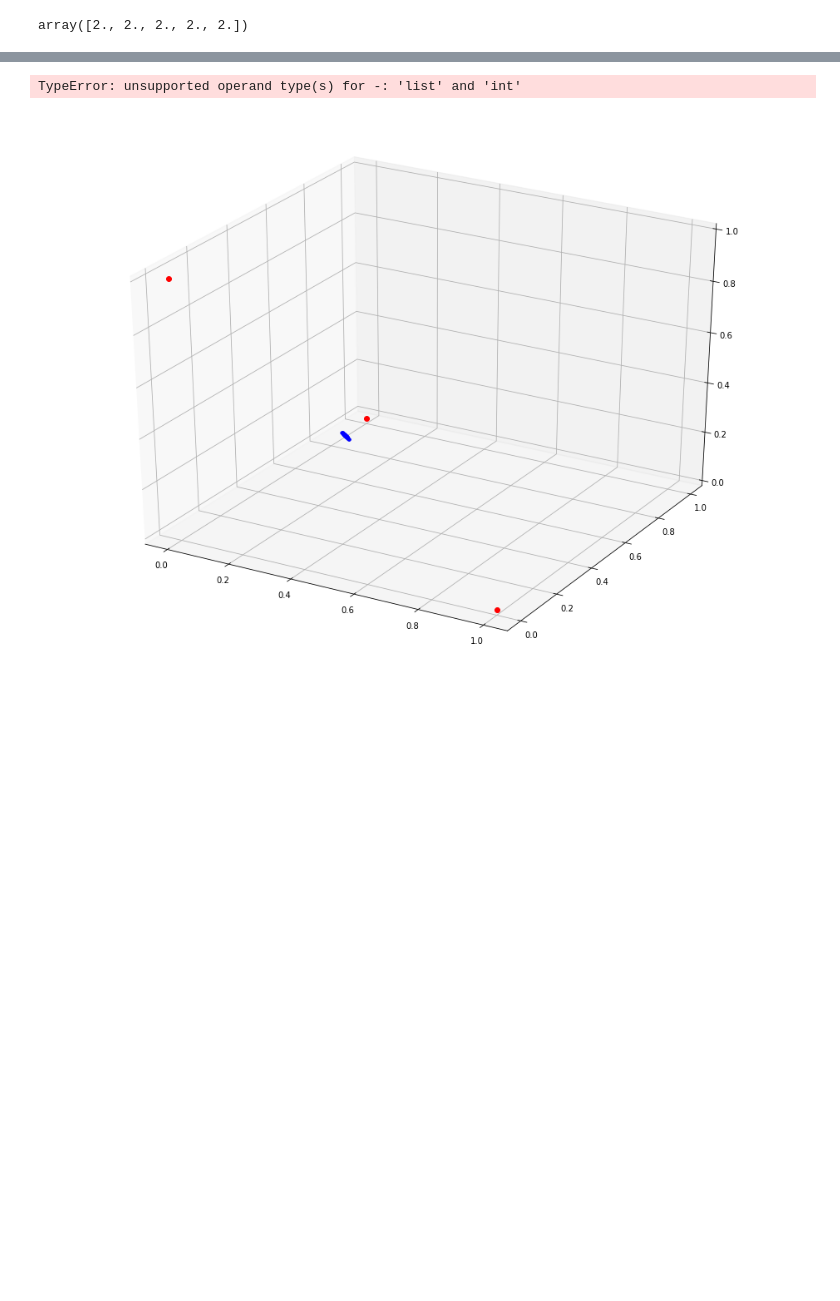
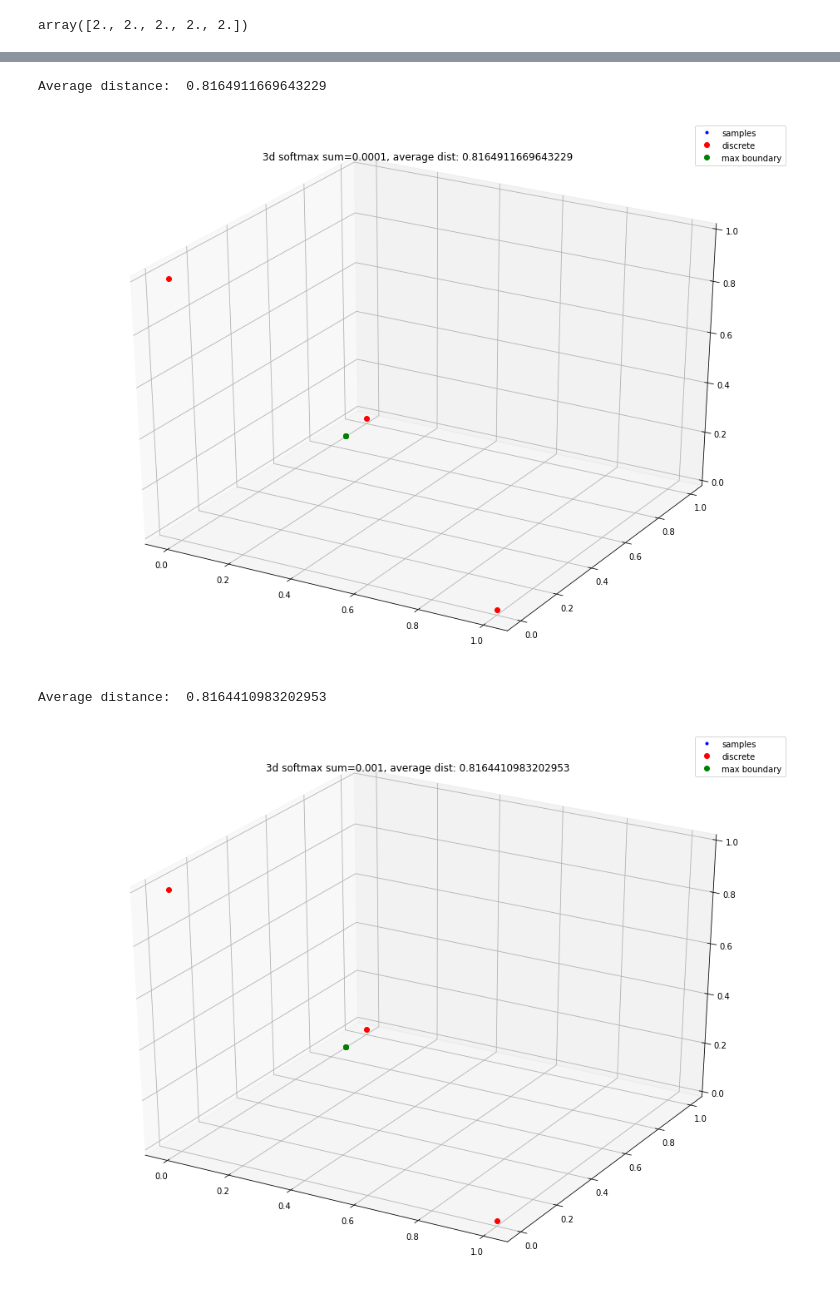
Before and after one commit to j316chuck/AM-Project, a Jupyter notebook: notebooks/Shapes.ipynb, the cells around one changed output, grey strips where cells are left out. Saved outputs shown, nothing was run; the diff lists cells and outputs as text; code cells hidden in the pictures; blank space fills up the shorter version.

```diff
--- a/notebooks/Shapes.ipynb
+++ b/notebooks/Shapes.ipynb
@@ -129,6 +129,6 @@ def plot_2d(sum_range, samples, save_fig_dir=None):
     plt.show()
     return dists
 
-for sum_range in [0.1, 0.3, 1, 3, 10]:
+for sum_range in [0.0001, 0.001, 0.01, 0.1, 1, 1, 10, 100, 1000]:
     plot_2d(sum_range, 100, "../plots/10_22_2d_softmax_bounds_sum_range_{sum_range}.png")
 # %% [output]
@@ -145,26 +148,28 @@ Average distance:  0.15414560278921355
 # %%
 def plot_3d(sum_range, samples, save_fig_dir=None):
     plt.figure(figsize = (16, 12))
     ax = plt.axes(projection='3d')
     x, y, z = make_3d_values(sum_range = sum_range, samples = samples)
     array = softmax_3d_values(x, y, z)
     x, y, z = array[:, 0], array[:, 1], array[:, 2]
     ax.plot3D(x, y, z, 'bo', label = 'samples', markersize=3)
-    x_d, y_d, z_d = np.array([1, 0, 0]), [0, 1, 0], [0, 0, 1]
+    x_d, y_d, z_d = np.array([1, 0, 0]), np.array([0, 1, 0]), np.array([0, 0, 1])
     ax.plot3D(x_d, y_d, z_d, 'ro', label = 'discrete')
     a, b = (np.e ** sum_range) / (np.e ** sum_range + 2), 1 / (np.e ** sum_range + 2)
     x_b, y_b, z_b = [a, b, b], [b, a, b], [b, b, a]
     dists = [min(np.linalg.norm(x_d - a), np.linalg.norm(y_d - a), np.linalg.norm(z_d - 1)) for a in array]
     print("Average distance: ", np.mean(dists))
     plt.title("3d softmax sum={}, average dist: {}".format(sum_range, np.mean(dists)))
     ax.plot3D(x_b, y_b, z_b, 'go', label='max boundary')
     ax.legend()
     if save_fig_dir:
         plt.savefig(save_fig_dir)
     plt.show()
 
-for sum_range in [0.1, 0.3, 1, 3, 10]:
+for sum_range in [0.0001, 0.001, 0.01, 0.1, 1, 1, 10, 100, 1000]:
     plot_3d(sum_range, 100, "../plots/10_22_3d_softmax_bounds_sum_range_{sum_range}.png")
 # %% [output]
-TypeError: unsupported operand type(s) for -: 'list' and 'int'
+Average distance:  0.8164911669643229
-[figure, old version]
+[figure, new version]
+Average distance:  0.8164410983202953
+[figure, added]
```
Also changed, not shown: parts of 2 cells of this notebook, 23 other files.
